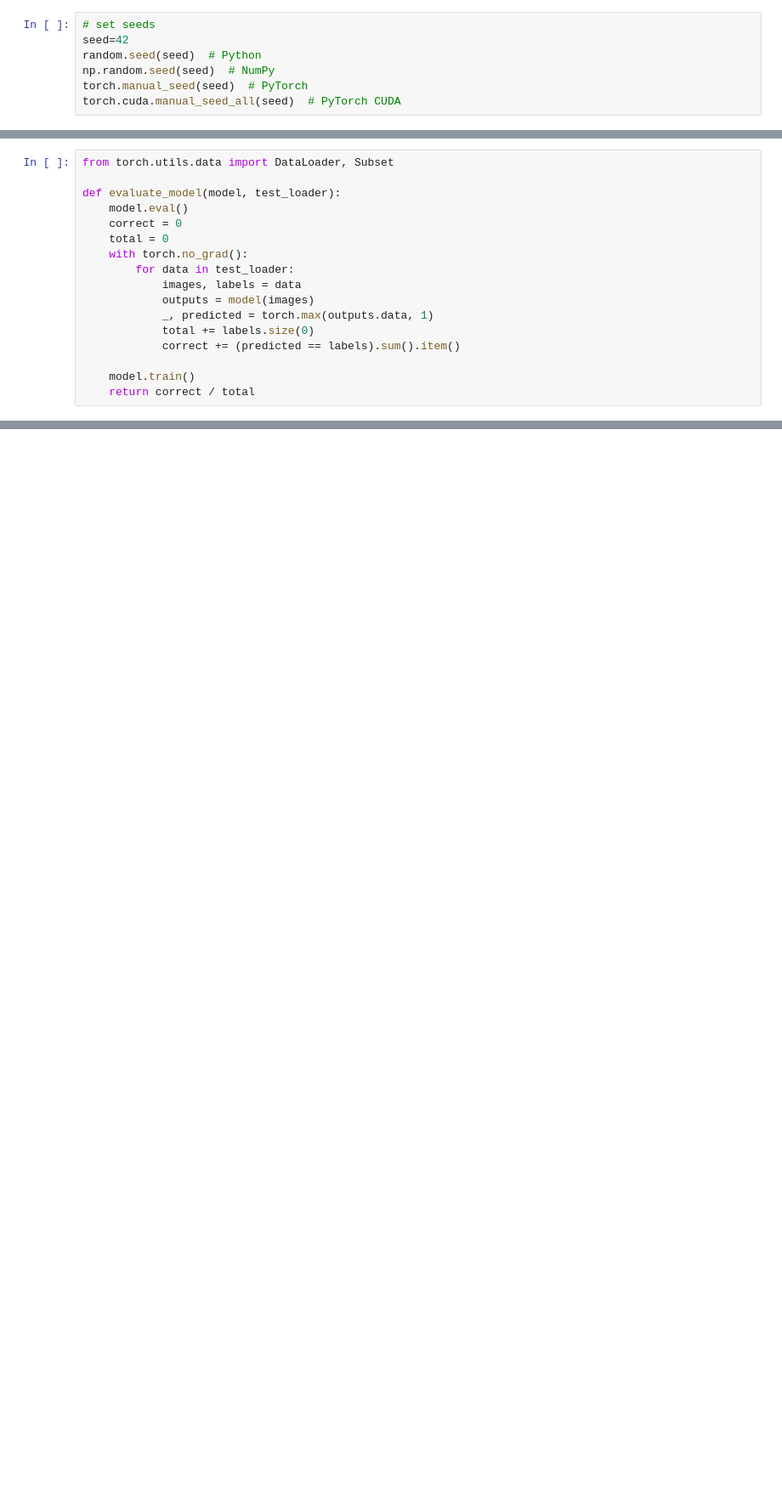
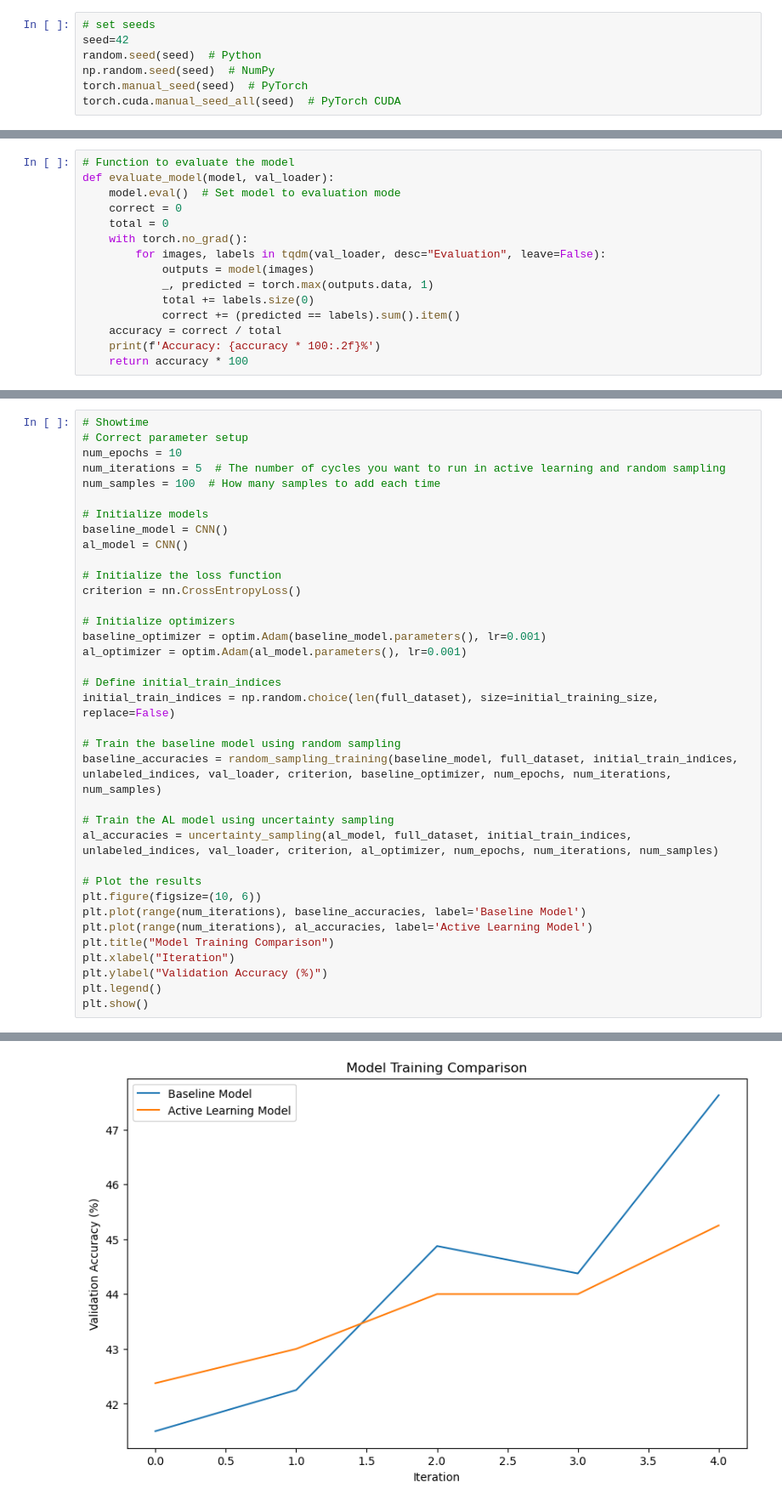
Before and after one commit to noahrn/bayesian-optimization-02463, a Jupyter notebook: active-learning/AL.ipynb, the cells around one changed output, grey strips where cells are left out. Shown at 85% size. Saved outputs shown, nothing was run; the diff lists cells and outputs as text; blank space fills up the shorter version.

```diff
--- a/active-learning/AL.ipynb
+++ b/active-learning/AL.ipynb
@@ -129,17 +120,15 @@ def random_sampling(n, unlabeled_set_size):
 # %%
-from torch.utils.data import DataLoader, Subset
-
-def evaluate_model(model, test_loader):
-    model.eval()
+# Function to evaluate the model
+def evaluate_model(model, val_loader):
+    model.eval()  # Set model to evaluation mode
     correct = 0
     total = 0
     with torch.no_grad():
-        for data in test_loader:
-            images, labels = data
+        for images, labels in tqdm(val_loader, desc="Evaluation", leave=False):
             outputs = model(images)
             _, predicted = torch.max(outputs.data, 1)
             total += labels.size(0)
             correct += (predicted == labels).sum().item()
-
-    model.train()
-    return correct / total
+    accuracy = correct / total
+    print(f'Accuracy: {accuracy * 100:.2f}%')
+    return accuracy * 100
@@ -303,0 +202,37 @@ plt.show()
+# %%
+# Showtime
+# Correct parameter setup
+num_epochs = 10
+num_iterations = 5  # The number of cycles you want to run in active learning and random sampling
+num_samples = 100  # How many samples to add each time
+
+# Initialize models
+baseline_model = CNN()
+al_model = CNN()
+
+# Initialize the loss function
+criterion = nn.CrossEntropyLoss()
+
+# Initialize optimizers
+baseline_optimizer = optim.Adam(baseline_model.parameters(), lr=0.001)
+al_optimizer = optim.Adam(al_model.parameters(), lr=0.001)
+
+# Define initial_train_indices
+initial_train_indices = np.random.choice(len(full_dataset), size=initial_training_size, replace=False)
+
+# Train the baseline model using random sampling
+baseline_accuracies = random_sampling_training(baseline_model, full_dataset, initial_train_indices, unlabeled_indices, val_loader, criterion, baseline_optimizer, num_epochs, num_iterations, num_samples)
+
+# Train the AL model using uncertainty sampling
+al_accuracies = uncertainty_sampling(al_model, full_dataset, initial_train_indices, unlabeled_indices, val_loader, criterion, al_optimizer, num_epochs, num_iterations, num_samples)
+
+# Plot the results
+plt.figure(figsize=(10, 6))
+plt.plot(range(num_iterations), baseline_accuracies, label='Baseline Model')
+plt.plot(range(num_iterations), al_accuracies, label='Active Learning Model')
+plt.title("Model Training Comparison")
+plt.xlabel("Iteration")
+plt.ylabel("Validation Accuracy (%)")
+plt.legend()
+plt.show()
+# %% [output]
@@ -303,0 +241 @@ plt.show()
+[figure, added]
```
Also changed, not shown: parts of 20 cells of this notebook, 2 other files.
